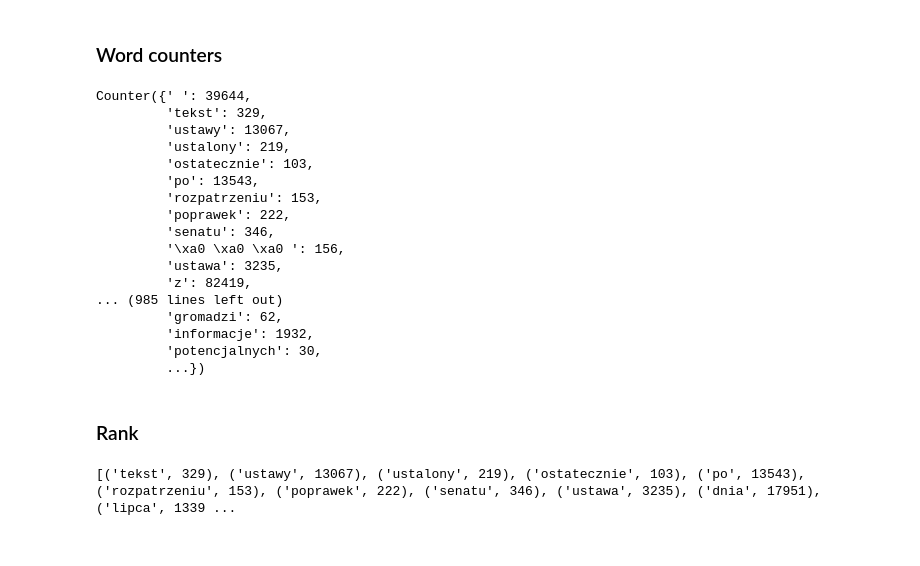
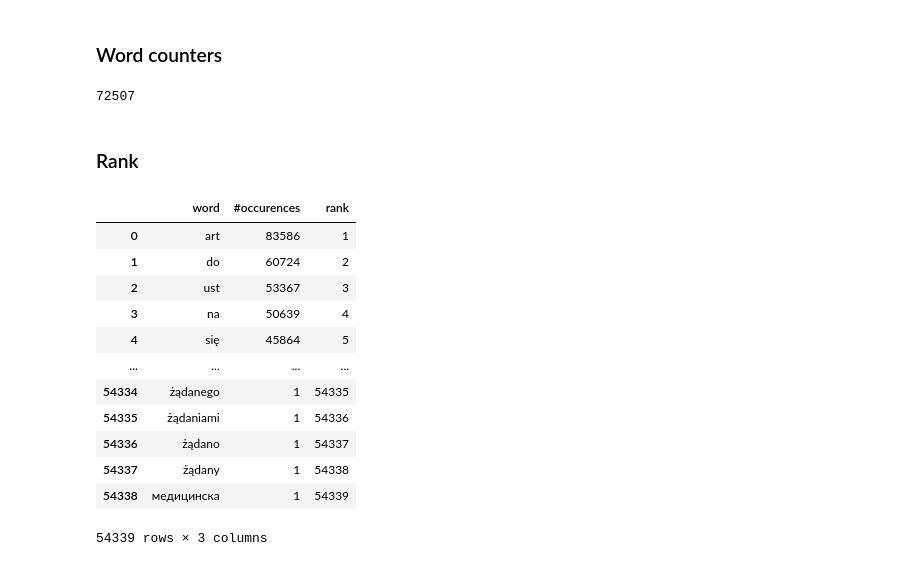
Before and after one commit to arkadiuss/nlp, a Jupyter notebook: 3_levenshtein/3_Levenshtein.ipynb, the cells around one changed output. Cells and saved outputs as stored; diff of their text form; code cells hidden in the pictures.

```diff
--- a/3_levenshtein/3_Levenshtein.ipynb
+++ b/3_levenshtein/3_Levenshtein.ipynb
@@ -44,26 +49,10 @@ ctrs = [ Counter([d.text.lower() for d in doc]) for doc in bill_docs ]
 global_counter = Counter()
 for ctr in ctrs:
     global_counter += ctr
-# %%
-global_counter
-# %% [output]
-Counter({' ': 39644,
-         'tekst': 329,
-         'ustawy': 13067,
-         'ustalony': 219,
-         'ostatecznie': 103,
-         'po': 13543,
-         'rozpatrzeniu': 153,
-         'poprawek': 222,
-         'senatu': 346,
-         '\xa0 \xa0 \xa0 ': 156,
-         'ustawa': 3235,
-         'z': 82419,
-... (985 lines left out)
-         'gromadzi': 62,
-         'informacje': 1932,
-         'potencjalnych': 30,
-         ...})
+# %%
+len(global_counter)
+# %% [output]
+72507
 # %% [markdown]
 ### Rank
 # %%
@@ -75,6 +64,22 @@ def reject(word):
 
 word_ctr_pairs = [ (word, global_counter[word]) for word in global_counter ]
 word_ctr_pairs_without_rejected = filter(lambda w: not reject(w[0]), word_ctr_pairs)
-print(list(word_ctr_pairs_without_rejected))
+word_ctr_pairs_sorted = sorted(word_ctr_pairs_without_rejected, key=lambda w: (-w[1], w[0]))
+word_ctr_pairs_ranked = map(lambda wi: (wi[1][0], wi[1][1], wi[0]+1), enumerate(word_ctr_pairs_sorted))
+df = pd.DataFrame(word_ctr_pairs_ranked, columns=['word', '#occurences', 'rank'])
-# %% [output]
-[('tekst', 329), ('ustawy', 13067), ('ustalony', 219), ('ostatecznie', 103), ('po', 13543), ('rozpatrzeniu', 153), ('poprawek', 222), ('senatu', 346), ('ustawa', 3235), ('dnia', 17951), ('lipca', 1339 ...
+# %%
+df
+# %% [output]
+|  | word | #occurences | rank |
+| 0 | art | 83586 | 1 |
+| 1 | do | 60724 | 2 |
+| 2 | ust | 53367 | 3 |
+| 3 | na | 50639 | 4 |
+| 4 | się | 45864 | 5 |
+| ... | ... | ... | ... |
+| 54334 | żądanego | 1 | 54335 |
+| 54335 | żądaniami | 1 | 54336 |
+| 54336 | żądano | 1 | 54337 |
+| 54337 | żądany | 1 | 54338 |
+| 54338 | медицинска | 1 | 54339 |
+54339 rows × 3 columns
```
Also changed, not shown: parts of 20 cells of this notebook.
